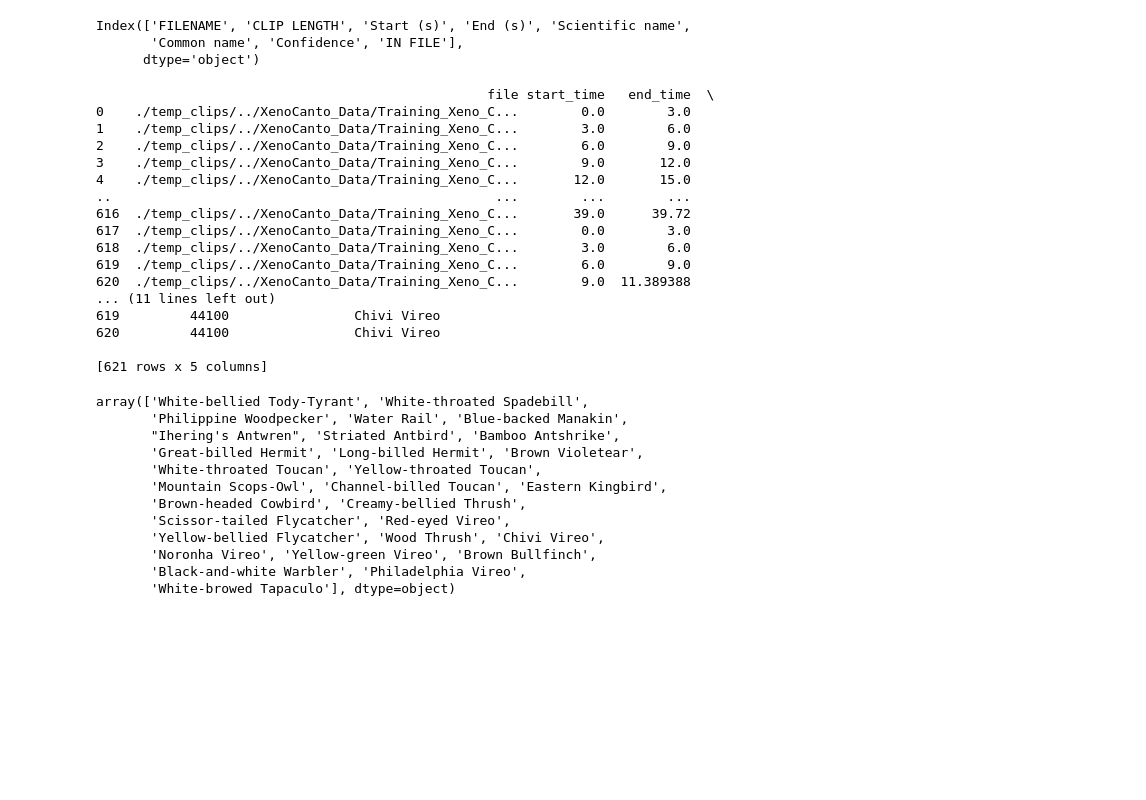
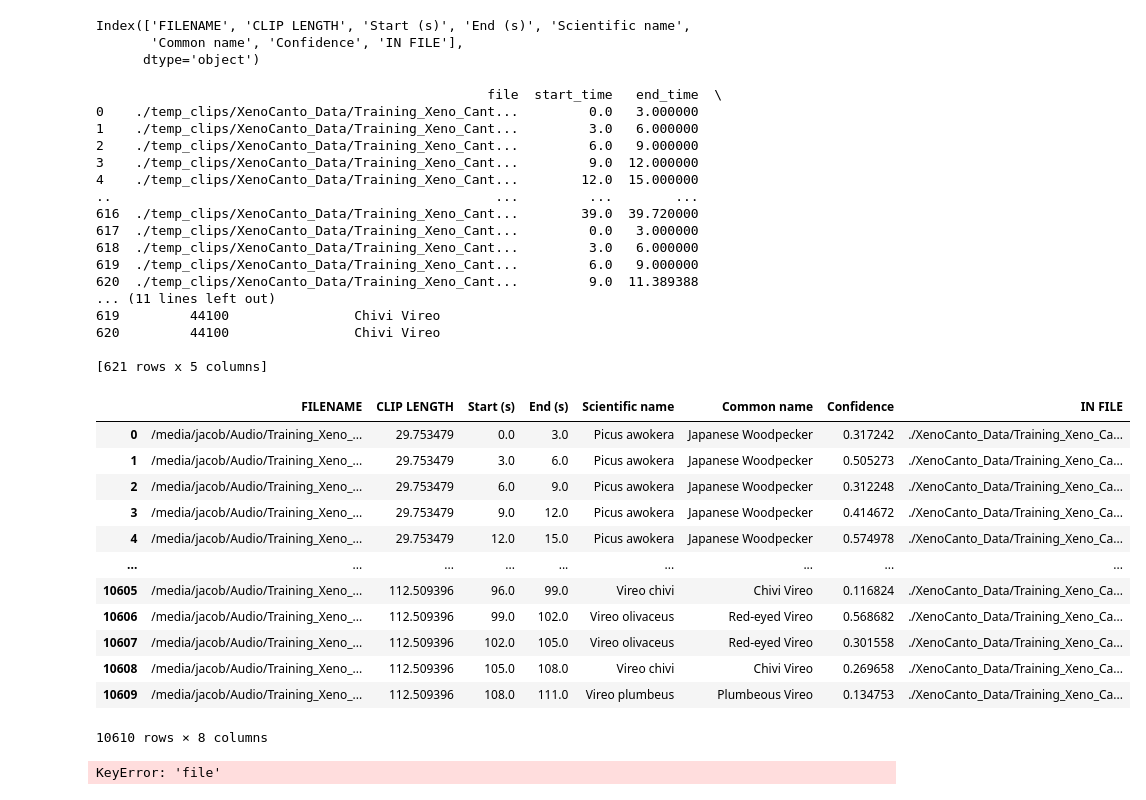
Before and after one commit to UCSD-E4E/passive-acoustic-biodiversity, a Jupyter notebook: OpenSoundScape/MultiClass Classifier/Xeno_Canto_split_save.ipynb, the cells around one changed output. Cells and saved outputs as stored; diff of their text form; code cells hidden in the pictures; blank space fills up the shorter version.

```diff
--- a/OpenSoundScape/MultiClass Classifier/Xeno_Canto_split_save.ipynb
+++ b/OpenSoundScape/MultiClass Classifier/Xeno_Canto_split_save.ipynb
@@ -103,7 +122,7 @@ for i, row in ef.iterrows():
     # print(file_name)
     clip_df = audio.split_and_save(
         clip_dir,
-        prefix='..' + file_name[1],
+        prefix=file_name[1][1:],
         clip_duration=clip_duration,
         clip_overlap=clip_overlap,
         final_clip='remainder',
@@ -119,36 +138,47 @@ for i, row in ef.iterrows():
 print(ef_split_save)
 ef_split_save.to_csv('xeno_canto_test_data.csv')
 # %% [output]
-                                                  file start_time   end_time  \
-0    ./temp_clips/../XenoCanto_Data/Training_Xeno_C...        0.0        3.0
-1    ./temp_clips/../XenoCanto_Data/Training_Xeno_C...        3.0        6.0
-2    ./temp_clips/../XenoCanto_Data/Training_Xeno_C...        6.0        9.0
-3    ./temp_clips/../XenoCanto_Data/Training_Xeno_C...        9.0       12.0
-4    ./temp_clips/../XenoCanto_Data/Training_Xeno_C...       12.0       15.0
-..                                                 ...        ...        ...
-616  ./temp_clips/../XenoCanto_Data/Training_Xeno_C...       39.0      39.72
-617  ./temp_clips/../XenoCanto_Data/Training_Xeno_C...        0.0        3.0
-618  ./temp_clips/../XenoCanto_Data/Training_Xeno_C...        3.0        6.0
-619  ./temp_clips/../XenoCanto_Data/Training_Xeno_C...        6.0        9.0
-620  ./temp_clips/../XenoCanto_Data/Training_Xeno_C...        9.0  11.389388
+                                                  file  start_time   end_time  \
+0    ./temp_clips/XenoCanto_Data/Training_Xeno_Cant...         0.0   3.000000
+1    ./temp_clips/XenoCanto_Data/Training_Xeno_Cant...         3.0   6.000000
+2    ./temp_clips/XenoCanto_Data/Training_Xeno_Cant...         6.0   9.000000
+3    ./temp_clips/XenoCanto_Data/Training_Xeno_Cant...         9.0  12.000000
+4    ./temp_clips/XenoCanto_Data/Training_Xeno_Cant...        12.0  15.000000
+..                                                 ...         ...        ...
+616  ./temp_clips/XenoCanto_Data/Training_Xeno_Cant...        39.0  39.720000
+617  ./temp_clips/XenoCanto_Data/Training_Xeno_Cant...         0.0   3.000000
+618  ./temp_clips/XenoCanto_Data/Training_Xeno_Cant...         3.0   6.000000
+619  ./temp_clips/XenoCanto_Data/Training_Xeno_Cant...         6.0   9.000000
+620  ./temp_clips/XenoCanto_Data/Training_Xeno_Cant...         9.0  11.389388
 ... (11 lines left out)
 619         44100                Chivi Vireo
 620         44100                Chivi Vireo
 
 [621 rows x 5 columns]
 # %%
-df = pd.read_csv('xeno_canto_test.csv')
-df['MANUAL ID'].unique()
+df = pd.read_csv('./XenoCanto_Data/xeno_canto.csv', sep=';')
+df['IN FILE'] = [f.split('/')[-1] for f in df['FILENAME']]
+df['IN FILE'] = ['./XenoCanto_Data/Training_Xeno_Canto_2022/' + f for f in df['IN FILE']]
+df
 # %% [output]
+|  | FILENAME | CLIP LENGTH | Start (s) | End (s) | Scientific name | Common name | Confidence | IN FILE |
+| 0 | /media/jacob/Audio/Training_Xeno_... | 29.753479 | 0.0 | 3.0 | Picus awokera | Japanese Woodpecker | 0.317242 | ./XenoCanto_Data/Training_Xeno_Ca... |
+| 1 | /media/jacob/Audio/Training_Xeno_... | 29.753479 | 3.0 | 6.0 | Picus awokera | Japanese Woodpecker | 0.505273 | ./XenoCanto_Data/Training_Xeno_Ca... |
+| 2 | /media/jacob/Audio/Training_Xeno_... | 29.753479 | 6.0 | 9.0 | Picus awokera | Japanese Woodpecker | 0.312248 | ./XenoCanto_Data/Training_Xeno_Ca... |
+| 3 | /media/jacob/Audio/Training_Xeno_... | 29.753479 | 9.0 | 12.0 | Picus awokera | Japanese Woodpecker | 0.414672 | ./XenoCanto_Data/Training_Xeno_Ca... |
+| 4 | /media/jacob/Audio/Training_Xeno_... | 29.753479 | 12.0 | 15.0 | Picus awokera | Japanese Woodpecker | 0.574978 | ./XenoCanto_Data/Training_Xeno_Ca... |
+| ... | ... | ... | ... | ... | ... | ... | ... | ... |
+| 10605 | /media/jacob/Audio/Training_Xeno_... | 112.509396 | 96.0 | 99.0 | Vireo chivi | Chivi Vireo | 0.116824 | ./XenoCanto_Data/Training_Xeno_Ca... |
+| 10606 | /media/jacob/Audio/Training_Xeno_... | 112.509396 | 99.0 | 102.0 | Vireo olivaceus | Red-eyed Vireo | 0.568682 | ./XenoCanto_Data/Training_Xeno_Ca... |
+| 10607 | /media/jacob/Audio/Training_Xeno_... | 112.509396 | 102.0 | 105.0 | Vireo olivaceus | Red-eyed Vireo | 0.301558 | ./XenoCanto_Data/Training_Xeno_Ca... |
+| 10608 | /media/jacob/Audio/Training_Xeno_... | 112.509396 | 105.0 | 108.0 | Vireo chivi | Chivi Vireo | 0.269658 | ./XenoCanto_Data/Training_Xeno_Ca... |
+| 10609 | /media/jacob/Audio/Training_Xeno_... | 112.509396 | 108.0 | 111.0 | Vireo plumbeus | Plumbeous Vireo | 0.134753 | ./XenoCanto_Data/Training_Xeno_Ca... |
-array(['White-bellied Tody-Tyrant', 'White-throated Spadebill',
-       'Philippine Woodpecker', 'Water Rail', 'Blue-backed Manakin',
-       "Ihering's Antwren", 'Striated Antbird', 'Bamboo Antshrike',
-       'Great-billed Hermit', 'Long-billed Hermit', 'Brown Violetear',
-       'White-throated Toucan', 'Yellow-throated Toucan',
-       'Mountain Scops-Owl', 'Channel-billed Toucan', 'Eastern Kingbird',
-       'Brown-headed Cowbird', 'Creamy-bellied Thrush',
-       'Scissor-tailed Flycatcher', 'Red-eyed Vireo',
-       'Yellow-bellied Flycatcher', 'Wood Thrush', 'Chivi Vireo',
-       'Noronha Vireo', 'Yellow-green Vireo', 'Brown Bullfinch',
-       'Black-and-white Warbler', 'Philadelphia Vireo',
-       'White-browed Tapaculo'], dtype=object)
+10610 rows × 8 columns
+# %%
+def fix_folder_path(filepath):
+    folder = "./XenoCanto_Data/Training_Xeno_Canto_2022/"
+    filename = filepath.split("/")[-1]
+    return folder + filename
+df["IN FILE"] = df["file"].apply(fix_folder_path)
+# %% [output]
+KeyError: 'file'
```
Also changed, not shown: parts of 15 cells of this notebook, 15 other files.
